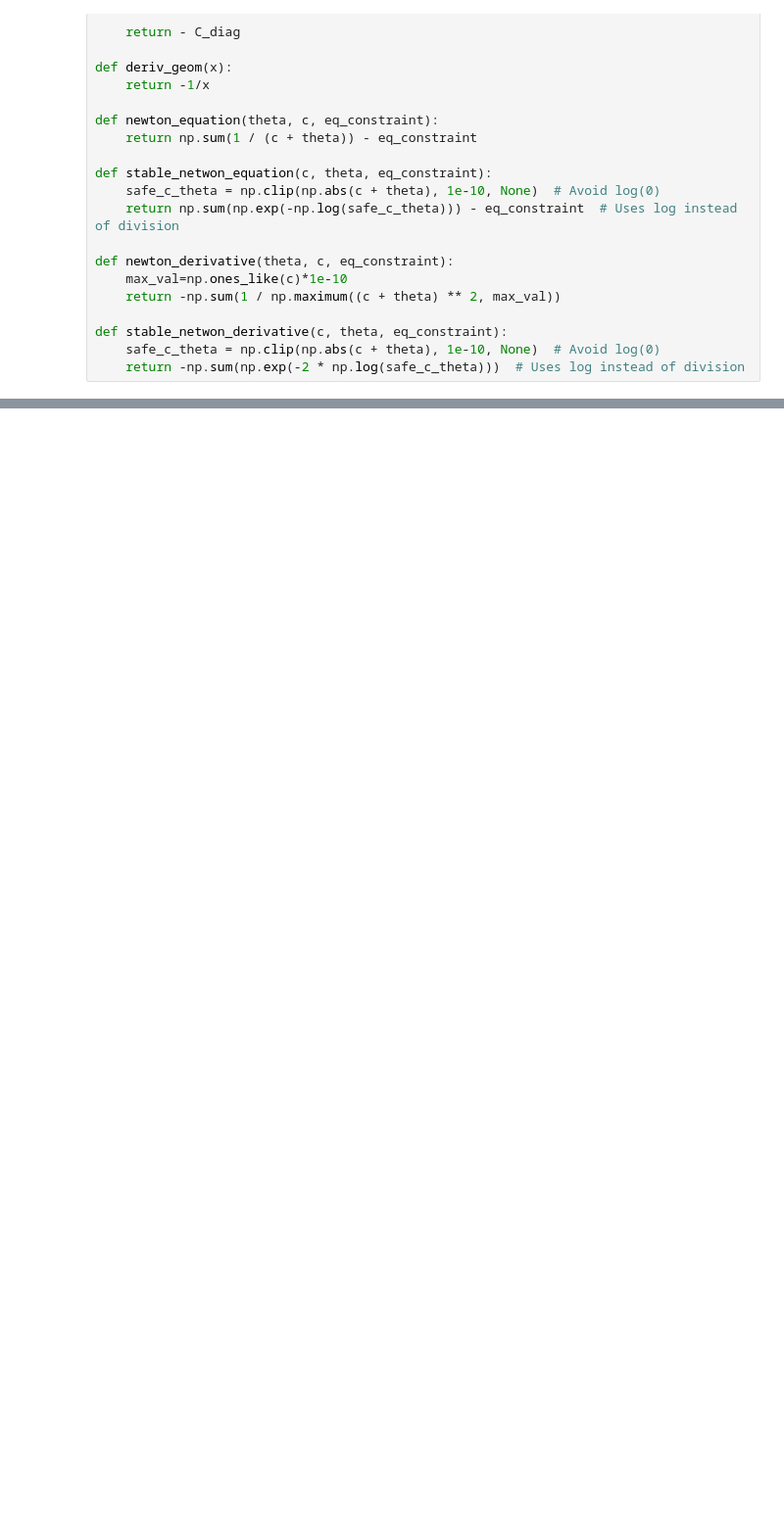
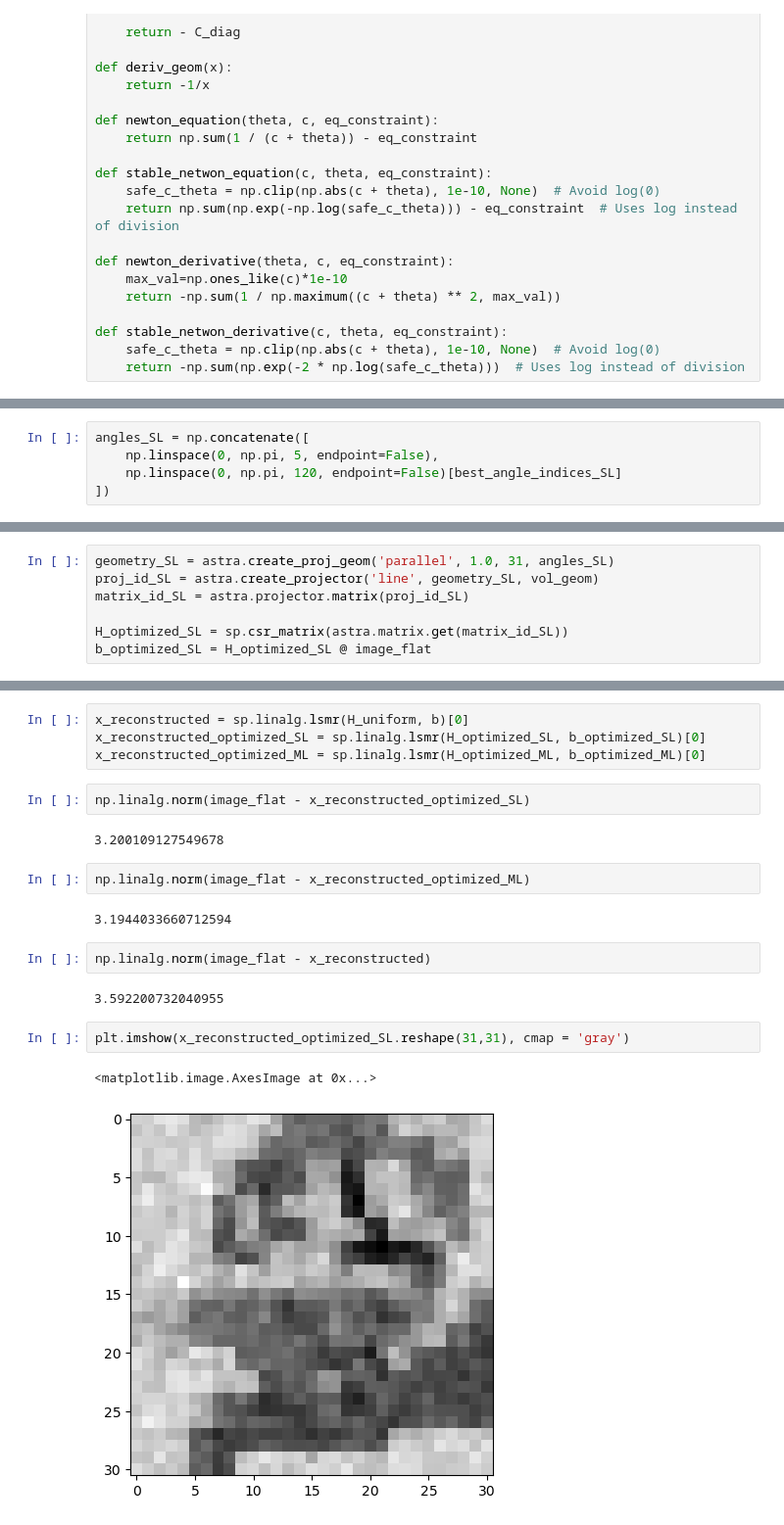
Before and after one commit to yaraelshiaty/MLBPGD, a Jupyter notebook: test_doptimaldesign.ipynb, the cells around one changed output, grey strips where cells are left out. Shown at 98% size. Drawn from its saved outputs; the diff is of its cells as text; blank space fills up the shorter version.

```diff
--- a/test_doptimaldesign.ipynb
+++ b/test_doptimaldesign.ipynb
@@ -388,0 +236,5 @@ x_ls_image = x_ls.reshape((nx, ny))
+# %%
+angles_SL = np.concatenate([
+    np.linspace(0, np.pi, 5, endpoint=False),
+    np.linspace(0, np.pi, 120, endpoint=False)[best_angle_indices_SL]
+])
@@ -388,0 +435,7 @@ x_ls_image = x_ls.reshape((nx, ny))
+# %%
+geometry_SL = astra.create_proj_geom('parallel', 1.0, 31, angles_SL)
+proj_id_SL = astra.create_projector('line', geometry_SL, vol_geom)
+matrix_id_SL = astra.projector.matrix(proj_id_SL)
+
+H_optimized_SL = sp.csr_matrix(astra.matrix.get(matrix_id_SL))
+b_optimized_SL = H_optimized_SL @ image_flat
@@ -388,0 +456,21 @@ x_ls_image = x_ls.reshape((nx, ny))
+# %%
+x_reconstructed = sp.linalg.lsmr(H_uniform, b)[0]
+x_reconstructed_optimized_SL = sp.linalg.lsmr(H_optimized_SL, b_optimized_SL)[0]
+x_reconstructed_optimized_ML = sp.linalg.lsmr(H_optimized_ML, b_optimized_ML)[0]
+# %%
+np.linalg.norm(image_flat - x_reconstructed_optimized_SL)
+# %% [output]
+3.200109127549678
+# %%
+np.linalg.norm(image_flat - x_reconstructed_optimized_ML)
+# %% [output]
+3.1944033660712594
+# %%
+np.linalg.norm(image_flat - x_reconstructed)
+# %% [output]
+3.592200732040955
+# %%
+plt.imshow(x_reconstructed_optimized_SL.reshape(31,31), cmap = 'gray')
+# %% [output]
+<matplotlib.image.AxesImage at 0x...>
+[figure, added]
```
Also changed, not shown: parts of 59 cells of this notebook, 9 other files.
